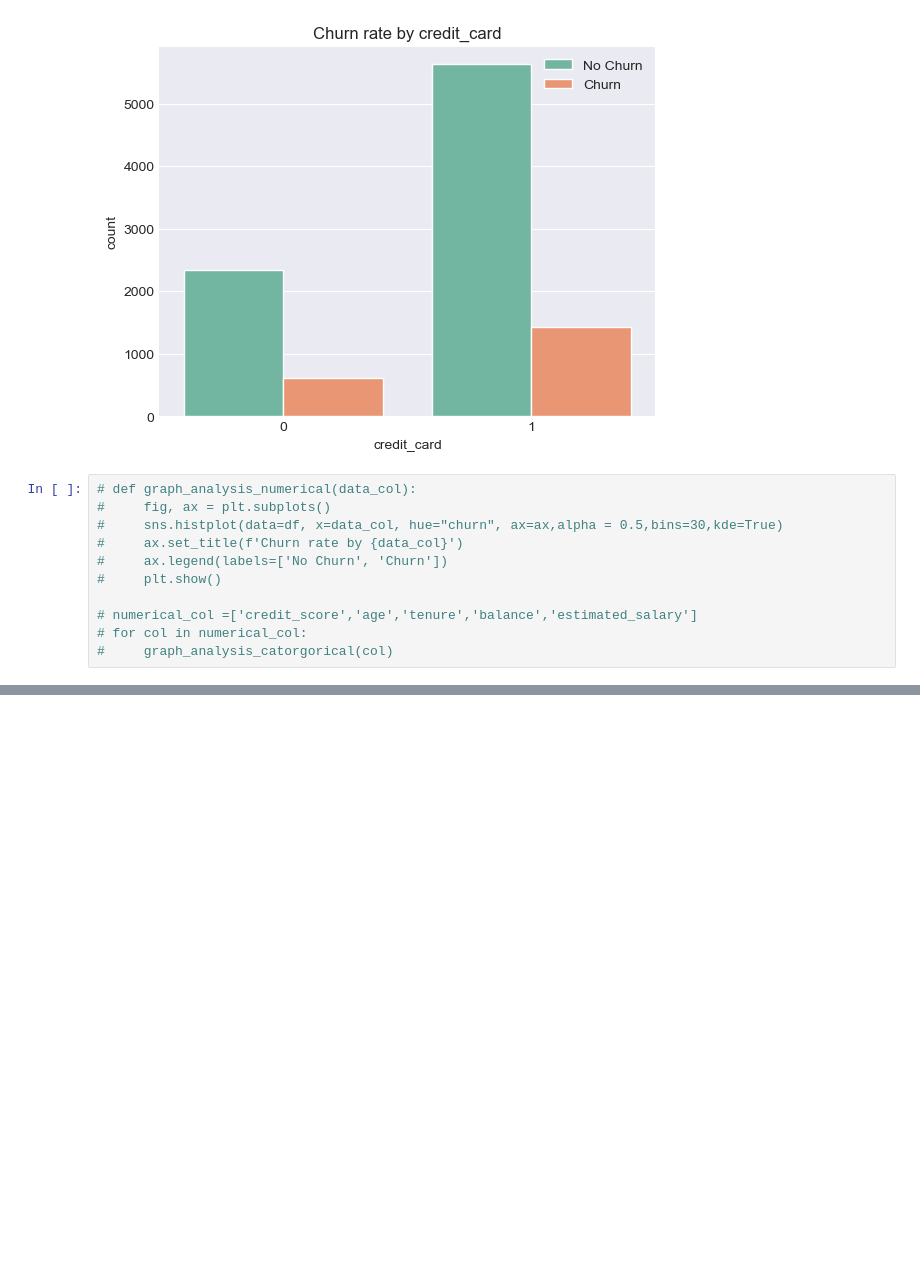
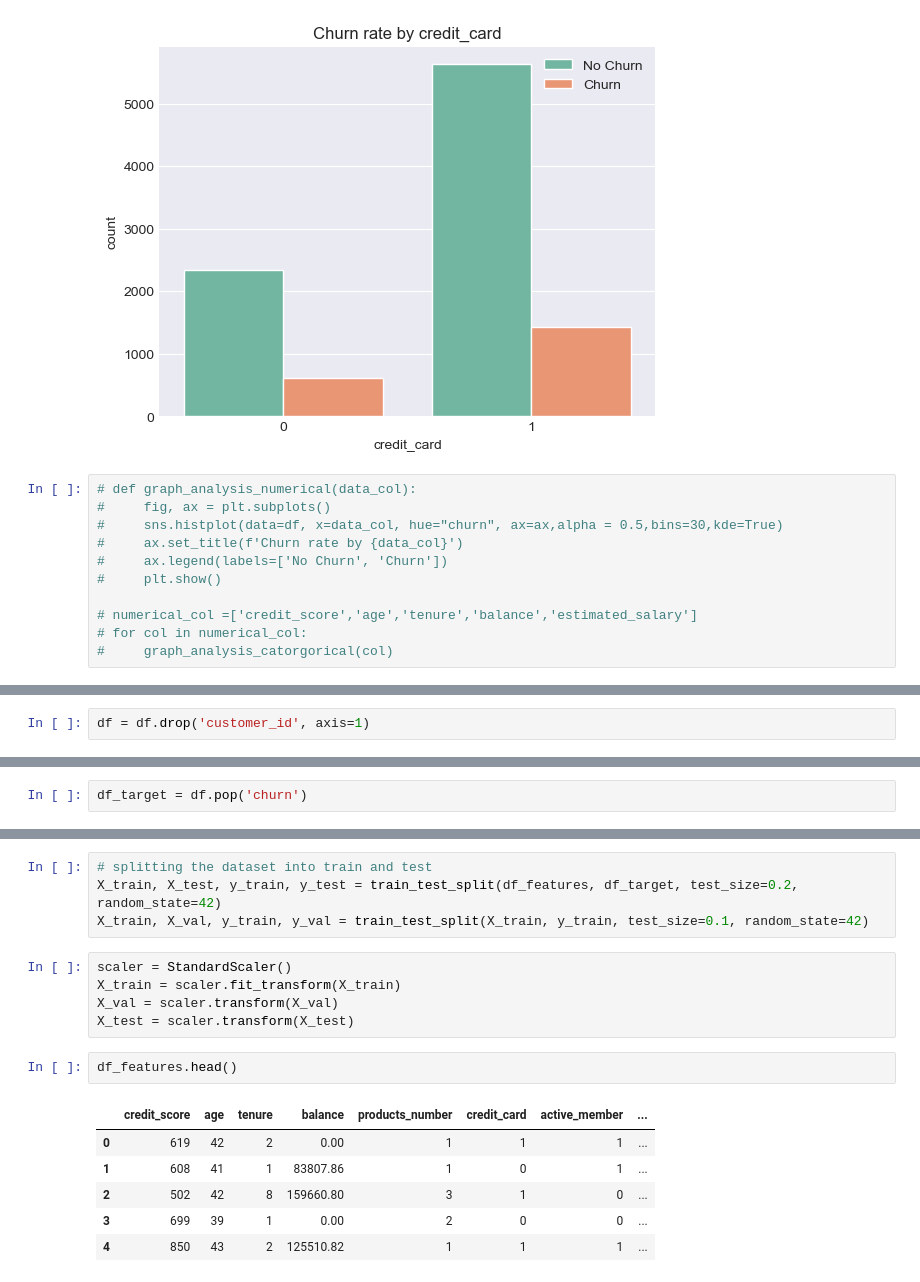
Before and after one commit to vignesh-kannaa/ml-Churn-Prediction, a Jupyter notebook: notebook/EDA.ipynb, the cells around one changed output, grey strips where cells are left out. Cells and saved outputs as stored; diff of their text form; blank space fills up the shorter version.

```diff
--- a/notebook/EDA.ipynb
+++ b/notebook/EDA.ipynb
@@ -214,0 +241,2 @@ ValueError: could not convert string to float: 'France'
+# %%
+df = df.drop('customer_id', axis=1)
@@ -214,0 +252,2 @@ ValueError: could not convert string to float: 'France'
+# %%
+df_target = df.pop('churn')
@@ -214,0 +279,18 @@ ValueError: could not convert string to float: 'France'
+# %%
+# splitting the dataset into train and test
+X_train, X_test, y_train, y_test = train_test_split(df_features, df_target, test_size=0.2, random_state=42)
+X_train, X_val, y_train, y_val = train_test_split(X_train, y_train, test_size=0.1, random_state=42)
+# %%
+scaler = StandardScaler()
+X_train = scaler.fit_transform(X_train)
+X_val = scaler.transform(X_val)
+X_test = scaler.transform(X_test)
+# %%
+df_features.head()
+# %% [output]
+|  | credit_score | age | tenure | balance | products_number | credit_card | active_member | ... |
+| 0 | 619 | 42 | 2 | 0.00 | 1 | 1 | 1 | ... |
+| 1 | 608 | 41 | 1 | 83807.86 | 1 | 0 | 1 | ... |
+| 2 | 502 | 42 | 8 | 159660.80 | 3 | 1 | 0 | ... |
+| 3 | 699 | 39 | 1 | 0.00 | 2 | 0 | 0 | ... |
+| 4 | 850 | 43 | 2 | 125510.82 | 1 | 1 | 1 | ... |
```
Also changed, not shown: parts of 18 cells of this notebook.
